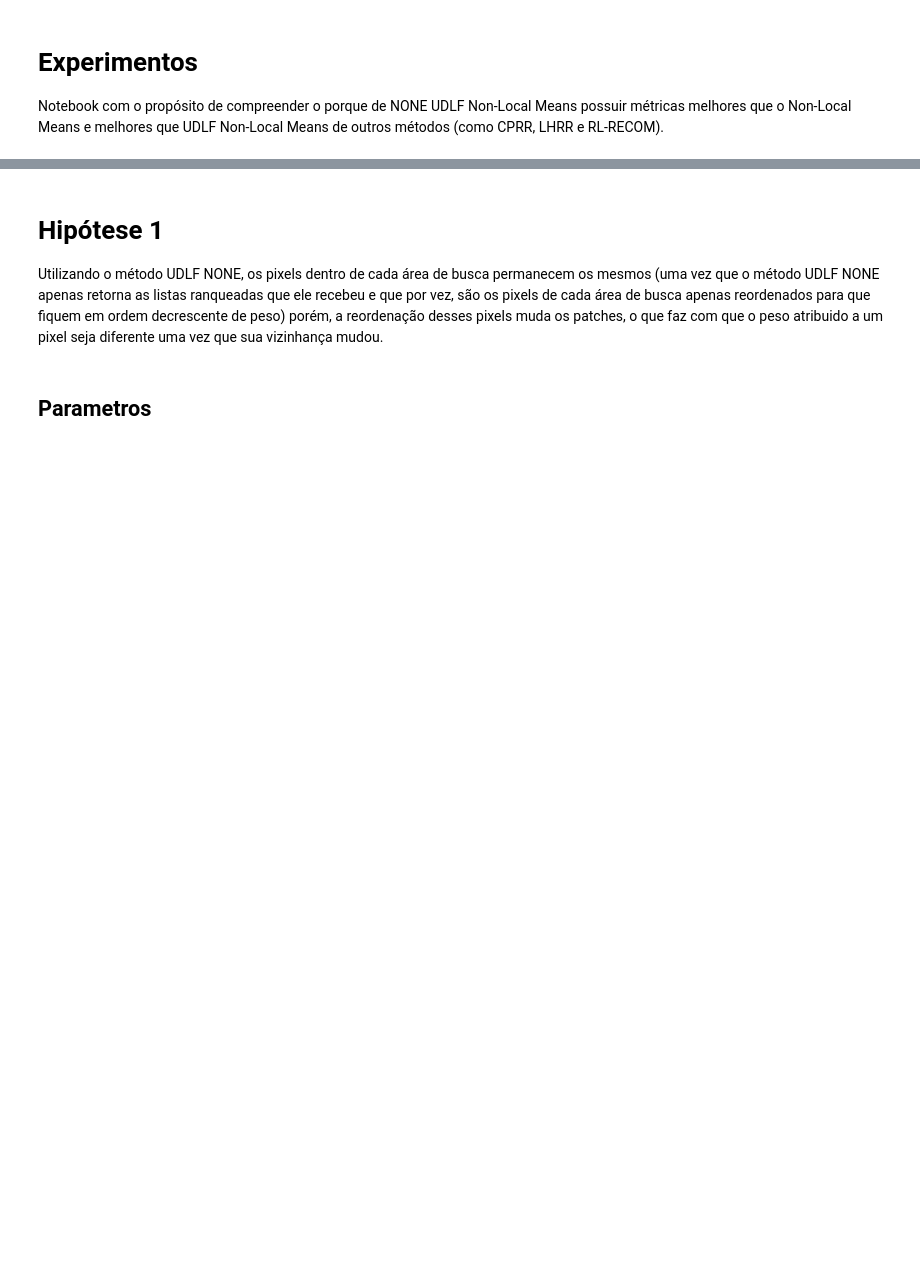
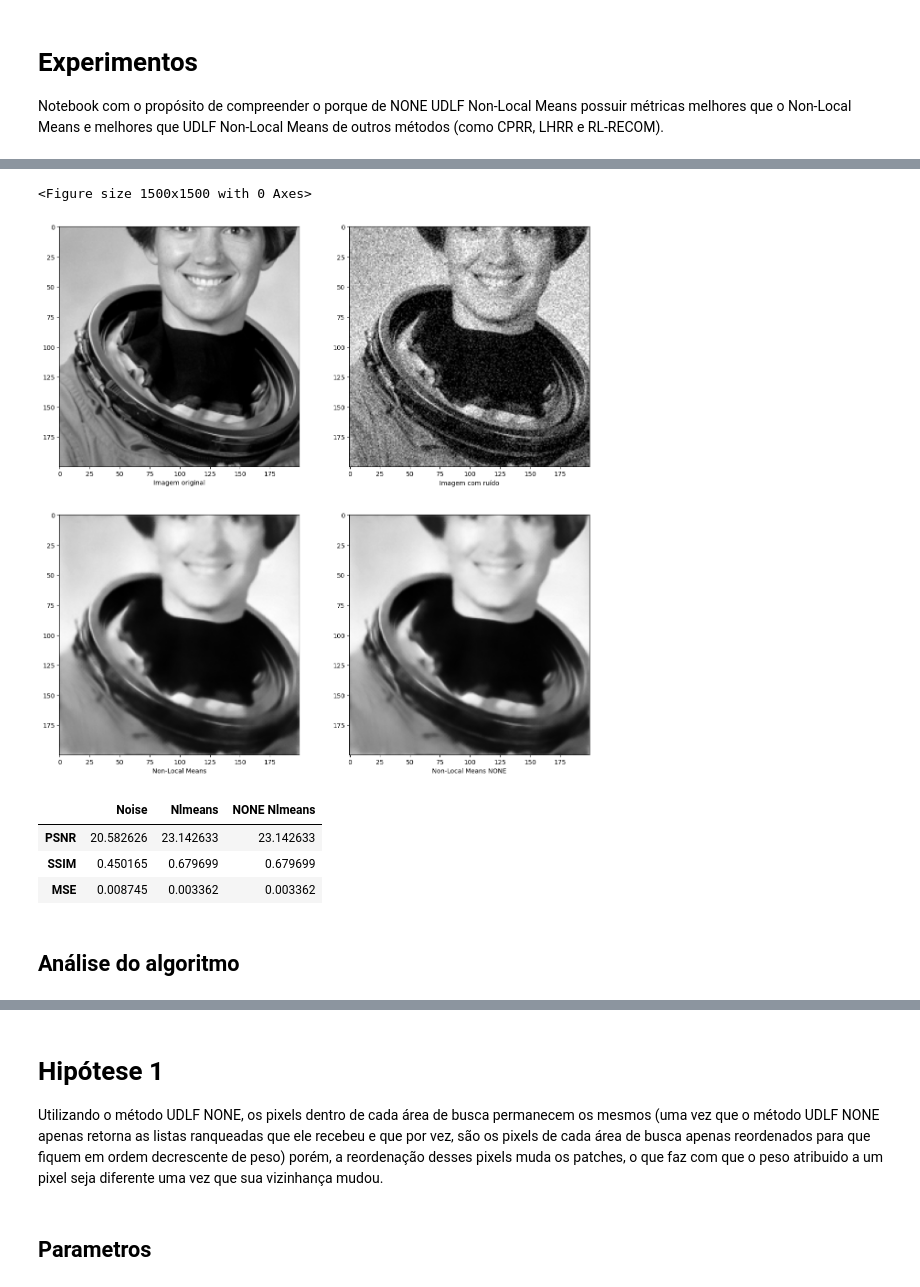
Before and after one commit to murilx/reranking-nlmeans, a Jupyter notebook: DEBUG.ipynb, the cells around one changed output, grey strips where cells are left out. Drawn from its saved outputs; the diff is of its cells as text; code cells hidden in the pictures; blank space fills up the shorter version.

```diff
--- a/DEBUG.ipynb
+++ b/DEBUG.ipynb
@@ -391,0 +604,16 @@ def rm_tmp_files():
+# %%
+%%time
+results = nlmeans_udlf_no_sort(im_nse, hW, hP, tau, sigma_est, shape, udl_method, udl_params, n_w)
+im_fil2         = results[0]
+diff_base       = results[1]
+diff_none       = results[2]
+diff_patch_base = results[3]
+diff_patch_none = results[4]
+weight_base     = results[5]
+weight_none     = results[6]
+weight_id_base  = results[7]
+weight_id_none  = results[8]
+img_shift_base  = results[9]
+img_shift_none  = results[10]
+im_fil_base     = results[11]
+rm_tmp_files()
@@ -391,0 +623,45 @@ def rm_tmp_files():
+# %%
+plt.rcParams['figure.figsize'] = [15, 15]
+plt.set_cmap('gray')
+plt.figure()
+
+plt.subplot(2, 2, 1)
+plt.xlabel('Imagem original')
+plt.imshow(im)
+
+plt.subplot(2, 2, 2)
+plt.xlabel('Imagem com ruído')
+plt.imshow(im_nse)
+
+plt.subplot(2, 2, 3)
+plt.xlabel('Non-Local Means')
+plt.imshow(im_fil1)
+
+plt.subplot(2, 2, 4)
+plt.xlabel('Non-Local Means NONE')
+plt.imshow(im_fil2)
+plt.show()
+
+# Updates the figsize
+plt.rcParams['figure.figsize'] = [15, 5]
+
+im_noise_psnr, im_noise_ssim, im_noise_mse = image_metrics(im, im_nse)
+im_nlm_psnr, im_nlm_ssim, im_nlm_mse = image_metrics(im, im_fil1)
+im_none_psnr, im_none_ssim, im_none_mse = image_metrics(im, im_fil2)
+
+pd.DataFrame(
+    data   = np.array([[im_noise_psnr, im_nlm_psnr, im_none_psnr],
+                       [im_noise_ssim, im_nlm_ssim, im_none_ssim],
+                       [im_noise_mse,  im_nlm_mse,  im_none_mse]]),
+    index   = ['PSNR', 'SSIM', 'MSE'],
+    columns = ['Noise', 'Nlmeans', 'NONE Nlmeans'],
+)
+# %% [output]
+<Figure size 1500x1500 with 0 Axes>
+[figure, added]
+|  | Noise | Nlmeans | NONE Nlmeans |
+| PSNR | 20.582626 | 23.142633 | 23.142633 |
+| SSIM | 0.450165 | 0.679699 | 0.679699 |
+| MSE | 0.008745 | 0.003362 | 0.003362 |
+# %% [markdown]
+## Análise do algoritmo
```
Also changed, not shown: parts of 72 cells of this notebook, 1 other file.
